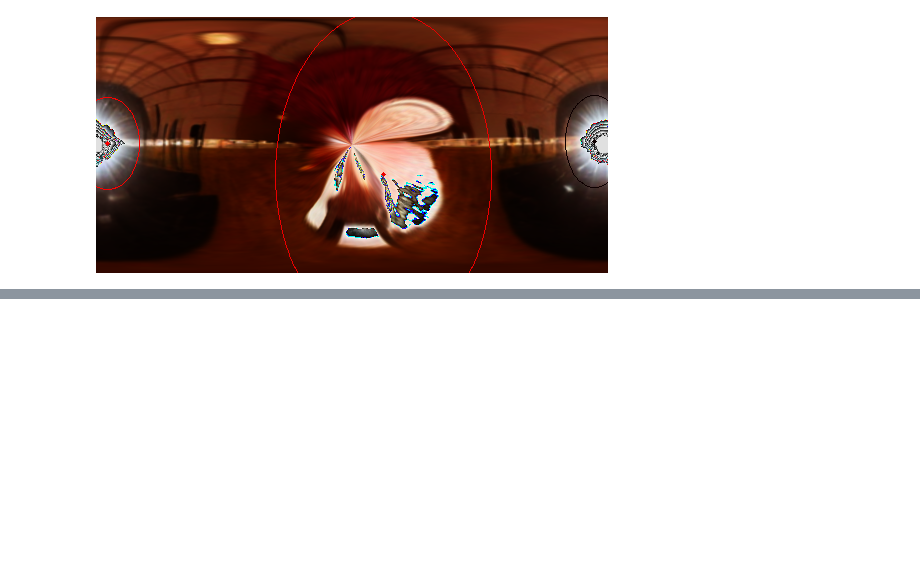
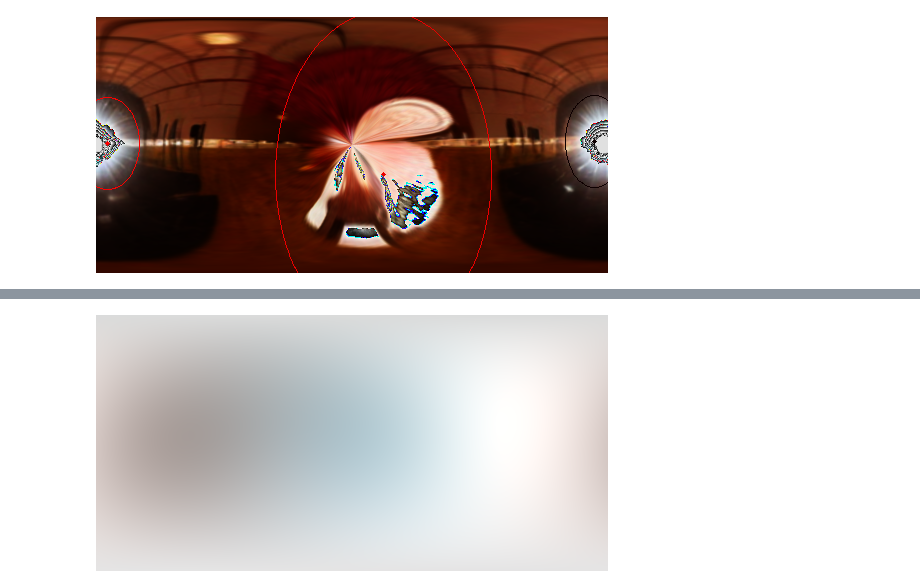
Before and after one commit to pureexe/sd-light-time, a Jupyter notebook: src/20240716/draw_parameter_light.ipynb, the cells around one changed output, grey strips where cells are left out. Cells and saved outputs as stored; diff of their text form; code cells hidden in the pictures; blank space fills up the shorter version.

```diff
--- a/src/20240716/draw_parameter_light.ipynb
+++ b/src/20240716/draw_parameter_light.ipynb
@@ -166,0 +171,6 @@ NameError: name 'pt' is not defined
+# %%
+envmap_non = np.clip(envmap / np.percentile(envmap, 99),0,1)
+envmap_non = Image.fromarray((envmap_non*255).astype(np.uint8))
+display(envmap_non)
+# %% [output]
+[figure, added]
```
Also changed, not shown: parts of 3 cells of this notebook, 6 other files.
